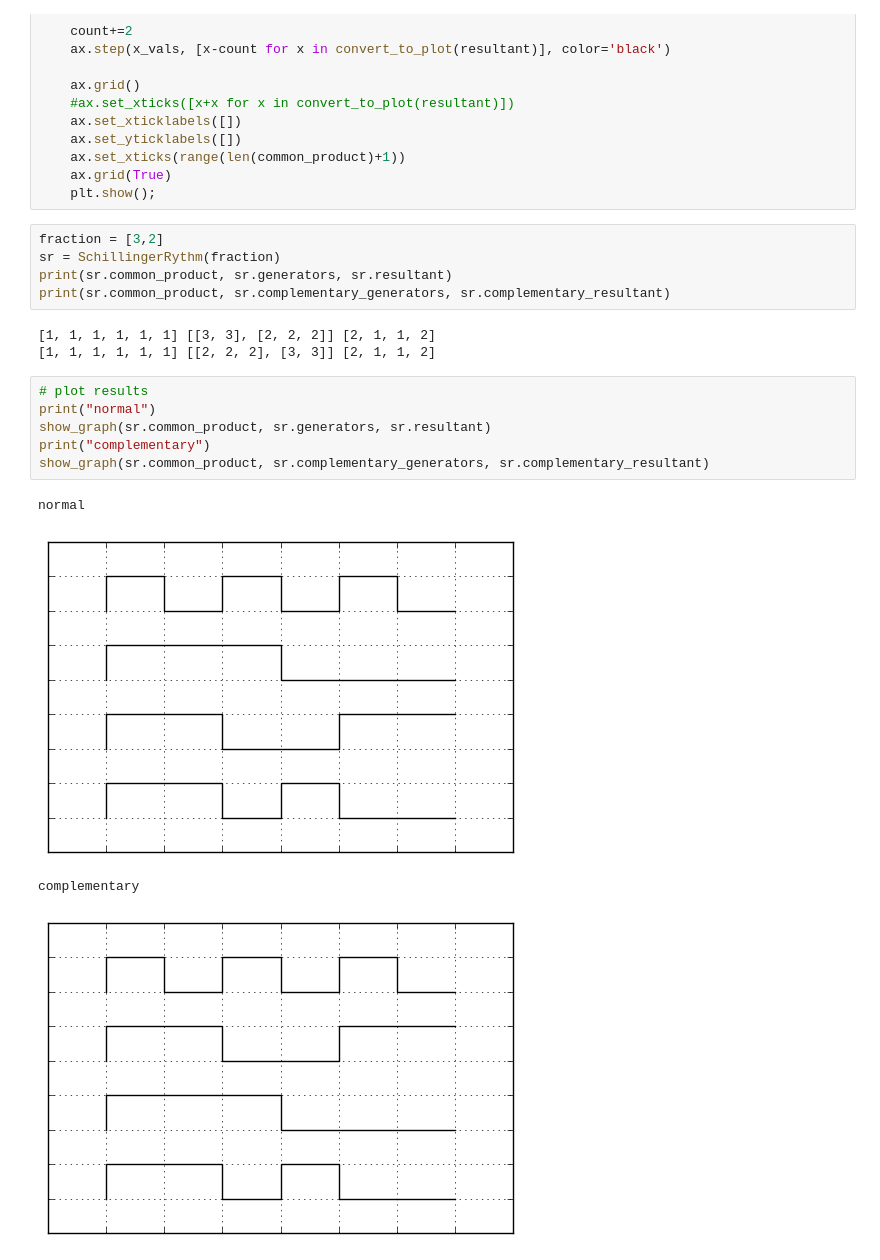
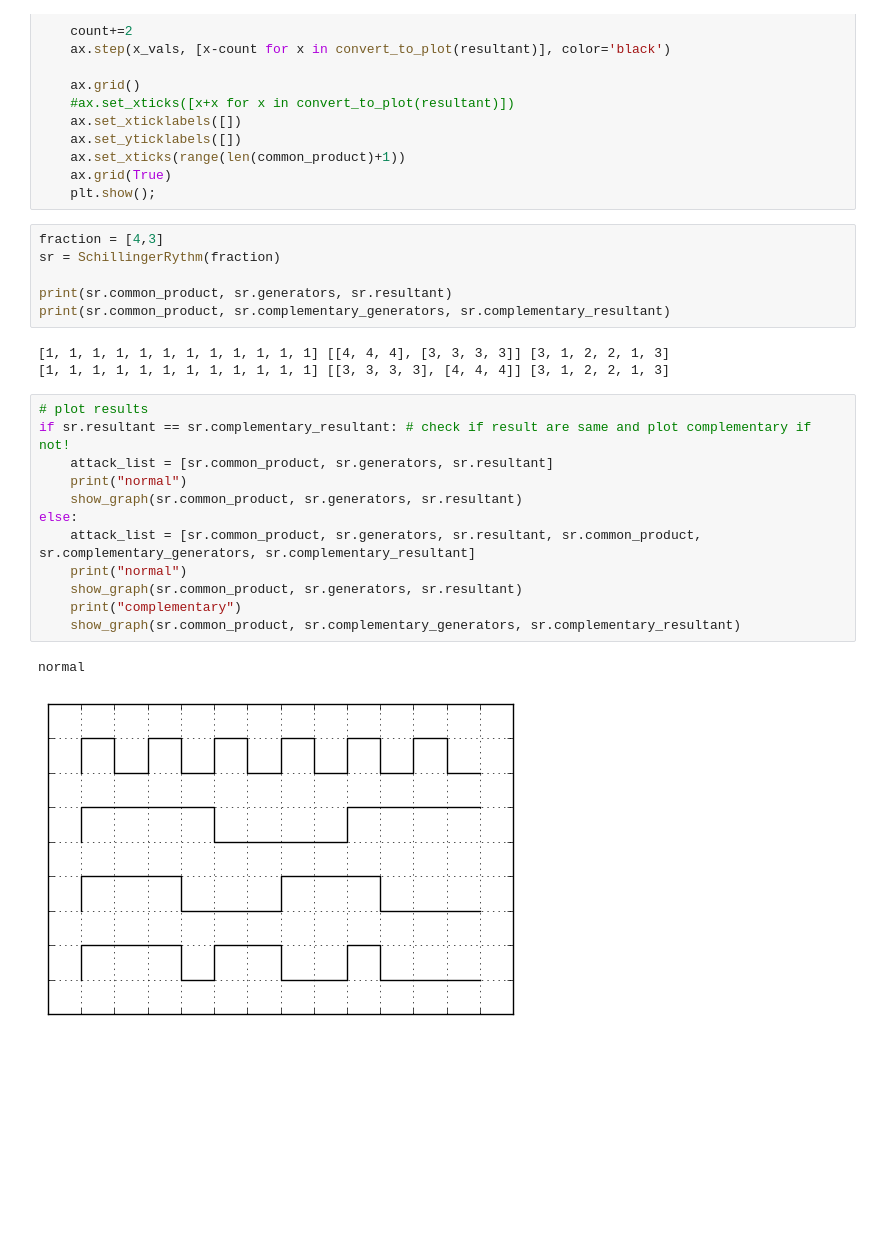
Before and after one commit to KoSv/schillinger, a Jupyter notebook: schillinger_rythm_fractions.ipynb, the cells around one changed output. Saved outputs shown, nothing was run; the diff lists cells and outputs as text; blank space fills up the shorter version.

```diff
--- a/schillinger_rythm_fractions.ipynb
+++ b/schillinger_rythm_fractions.ipynb
@@ -102,21 +148,26 @@ def show_graph(common_product, generators, resultant):
     ax.grid(True)
     plt.show();
 # %%
-fraction = [3,2]
+fraction = [4,3]
 sr = SchillingerRythm(fraction)
+
 print(sr.common_product, sr.generators, sr.resultant)
 print(sr.common_product, sr.complementary_generators, sr.complementary_resultant)
 # %% [output]
-[1, 1, 1, 1, 1, 1] [[3, 3], [2, 2, 2]] [2, 1, 1, 2]
-[1, 1, 1, 1, 1, 1] [[2, 2, 2], [3, 3]] [2, 1, 1, 2]
+[1, 1, 1, 1, 1, 1, 1, 1, 1, 1, 1, 1] [[4, 4, 4], [3, 3, 3, 3]] [3, 1, 2, 2, 1, 3]
+[1, 1, 1, 1, 1, 1, 1, 1, 1, 1, 1, 1] [[3, 3, 3, 3], [4, 4, 4]] [3, 1, 2, 2, 1, 3]
 # %%
 # plot results
-print("normal")
-show_graph(sr.common_product, sr.generators, sr.resultant)
-print("complementary")
-show_graph(sr.common_product, sr.complementary_generators, sr.complementary_resultant)
+if sr.resultant == sr.complementary_resultant: # check if result are same and plot complementary if not!
+    attack_list = [sr.common_product, sr.generators, sr.resultant]
+    print("normal")
+    show_graph(sr.common_product, sr.generators, sr.resultant)
+else:
+    attack_list = [sr.common_product, sr.generators, sr.resultant, sr.common_product, sr.complementary_generators, sr.complementary_resultant]
+    print("normal")
+    show_graph(sr.common_product, sr.generators, sr.resultant)
+    print("complementary")
+    show_graph(sr.common_product, sr.complementary_generators, sr.complementary_resultant)
 # %% [output]
 normal
-[figure, old version]
+[figure, new version]
-complementary
-[figure, removed]
```
Also changed, not shown: parts of 3 cells of this notebook, 2 other files.
